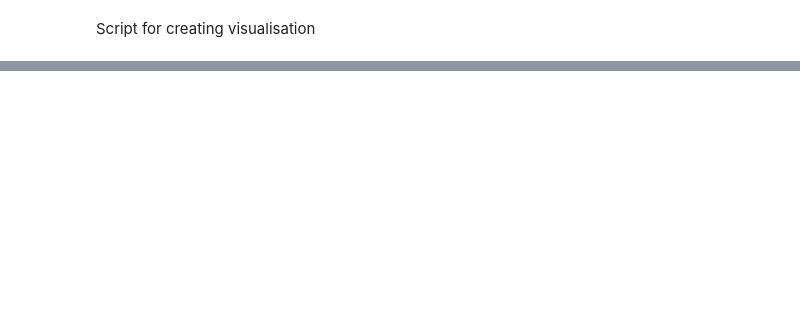
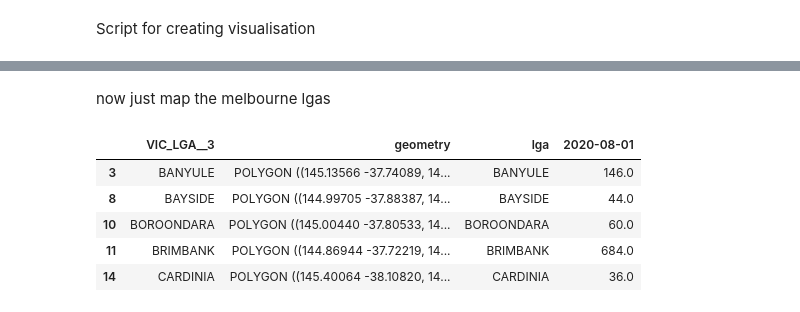
Before and after one commit to amanjit-gill-data/covid_vic_2020, a Jupyter notebook: notebooks/covid19_visualisation.ipynb, the cells around one changed output, grey strips where cells are left out. Saved outputs shown, nothing was run; the diff lists cells and outputs as text; code cells hidden in the pictures; blank space fills up the shorter version.

```diff
--- a/notebooks/covid19_visualisation.ipynb
+++ b/notebooks/covid19_visualisation.ipynb
@@ -35,0 +51,2 @@ vic_geo_df.to_csv('test.csv')
+# %% [markdown]
+now just map the melbourne lgas
@@ -35,0 +62,9 @@ vic_geo_df.to_csv('test.csv')
+# %%
+melb_geo_df.head()
+# %% [output]
+|  | VIC_LGA__3 | geometry | lga | 2020-08-01 |
+| 3 | BANYULE | POLYGON ((145.13566 -37.74089, 14... | BANYULE | 146.0 |
+| 8 | BAYSIDE | POLYGON ((144.99705 -37.88387, 14... | BAYSIDE | 44.0 |
+| 10 | BOROONDARA | POLYGON ((145.00440 -37.80533, 14... | BOROONDARA | 60.0 |
+| 11 | BRIMBANK | POLYGON ((144.86944 -37.72219, 14... | BRIMBANK | 684.0 |
+| 14 | CARDINIA | POLYGON ((145.40064 -38.10820, 14... | CARDINIA | 36.0 |
```
Also changed, not shown: parts of 10 cells of this notebook.
